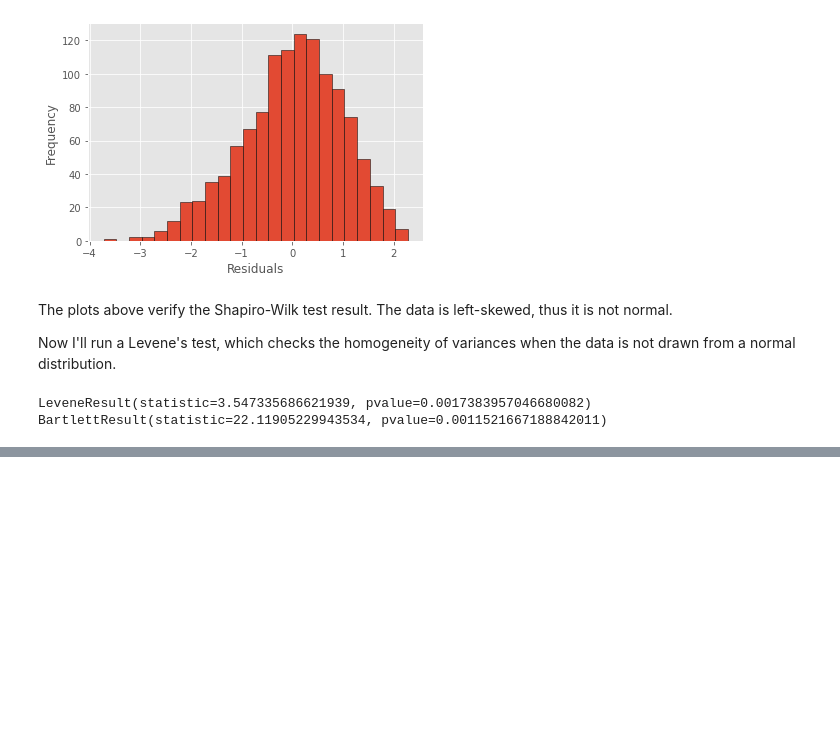
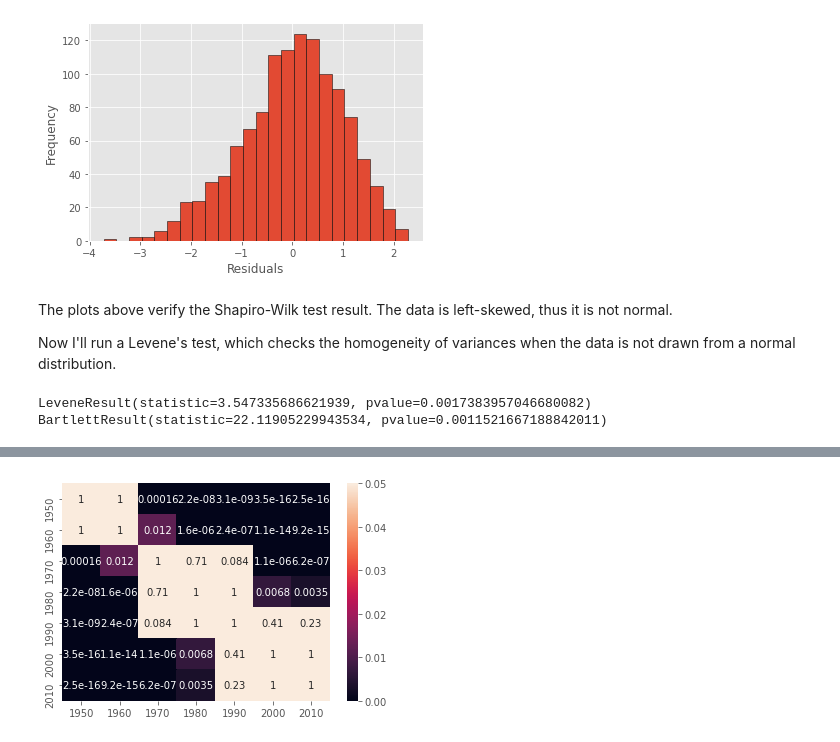
Before and after one commit to d-alvear/Analyzing-Music-by-Decade, a Jupyter notebook: notebooks/7-data-exploration.ipynb, the cells around one changed output, grey strips where cells are left out. Cells and saved outputs as stored; diff of their text form; code cells hidden in the pictures; blank space fills up the shorter version.

```diff
--- a/notebooks/7-data-exploration.ipynb
+++ b/notebooks/7-data-exploration.ipynb
@@ -572,0 +628,16 @@ data.shape
+# %%
+import scikit_posthocs as sp
+# performing Dunn's test with bonferroni correction
+labels = ['1950', '1960', '1970', '1980', '1990', '2000', '2010']
+result_df = sp.posthoc_dunn([data[data['decade']==1950]['danceability'],
+                            data[data['decade']==1960]['danceability'],
+                            data[data['decade']==1970]['danceability'],
+                            data[data['decade']==1980]['danceability'],
+                            data[data['decade']==1990]['danceability'],
+                            data[data['decade']==2000]['danceability'],
+                            data[data['decade']==2010]['danceability']],
+                            p_adjust='bonferroni')
+
+result_df.columns = labels
+result_df.index = labels
+result_df
@@ -572,0 +653,6 @@ data.shape
+# %%
+# heatmap of paired p-values
+sns.heatmap(result_df, vmin=0, vmax=0.05, annot=True, cmap='rocket')
+plt.show()
+# %% [output]
+[figure, added]
```
Also changed, not shown: parts of 9 cells of this notebook.
